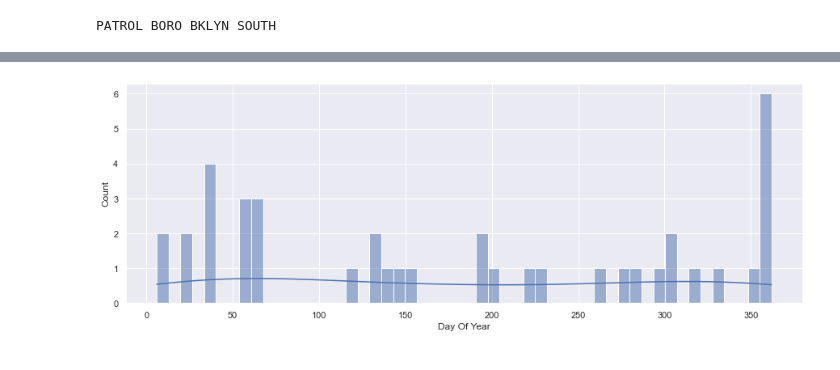
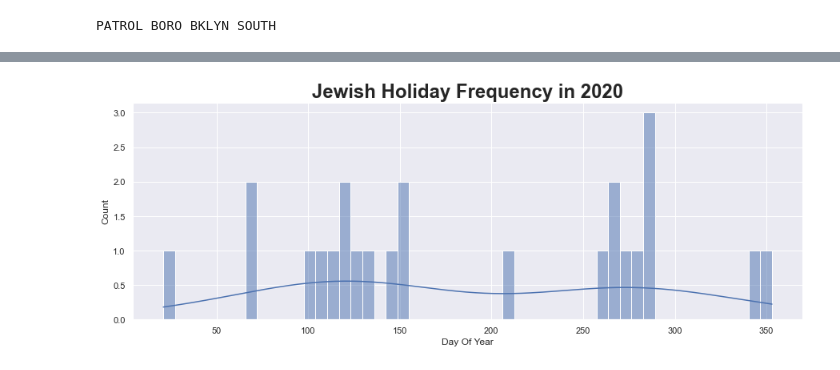
Before and after one commit to codeMonkeyHopeful/nypd-crime-tracker, a Jupyter notebook: main.ipynb, the cells around one changed output, grey strips where cells are left out. Cells and saved outputs as stored; diff of their text form; code cells hidden in the pictures.

Commit message:
finished analysis

```diff
--- a/main.ipynb
+++ b/main.ipynb
@@ -20,4 +9,5 @@ import datetime as dt
 import seaborn as sns
 # %%
 #Set intial color pallette
+sns.set()
 sns.color_palette("crest", as_cmap=True)
@@ -164,8 +170,11 @@ change_analysis.drop(columns=['check'], inplace=True, axis = 0)
+# %%
+#Created my own CSV to compare to this analysis
+holidays = pd.read_csv('Jewish Holidays 2020.csv')
 # %%
-change_analysis['Day Of Year'] = pd.to_datetime(change_analysis['Record Create Date']).dt.dayofyear
+holidays['Day Of Year'] = pd.to_datetime(holidays['DATE']).dt.dayofyear
 # %%
 fig, ax = plt.subplots(ncols=1, figsize=(15, 5))
-sns.histplot(change_analysis['Day Of Year'], ax=ax, kde=True, bins=int(np.floor((365/7))))
+sns.histplot(holidays['Day Of Year'], ax=ax, kde=True, bins=int(np.floor((365/7)))).set_title(f'Jewish Holiday Frequency in 2020', fontdict= { 'fontsize': 24, 'fontweight':'bold'})
 plt.show()
 # %% [output]
-[figure, old version]
+[figure, new version]
```
Also changed, not shown: parts of 25 cells of this notebook, 1 other file.
